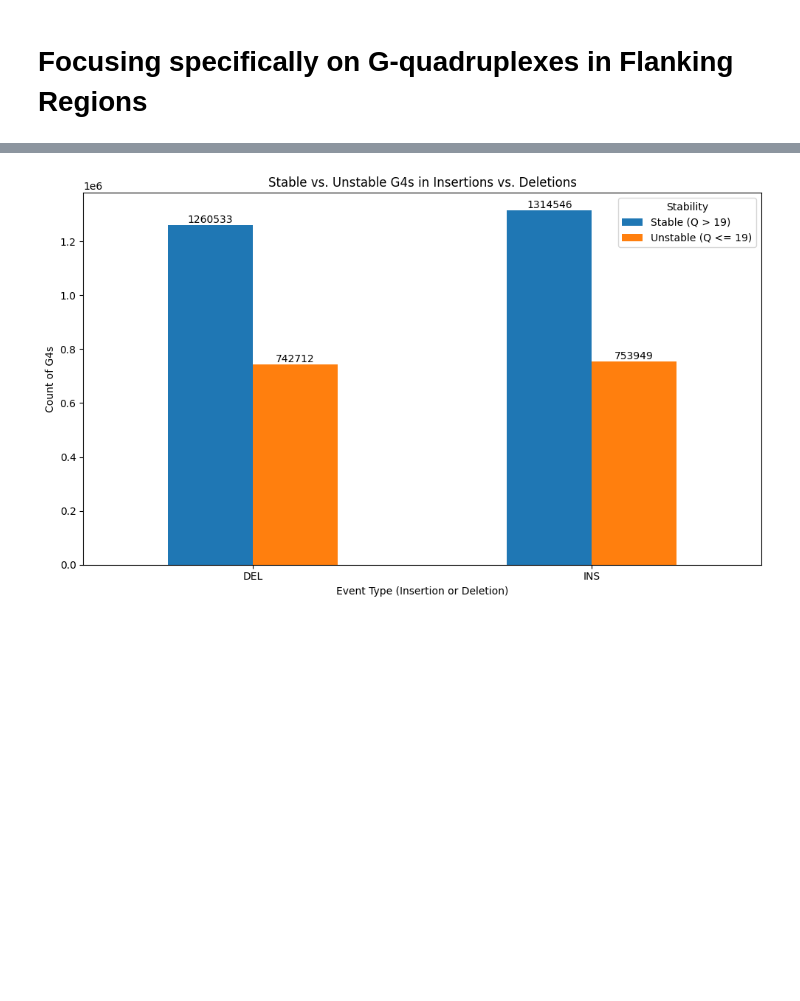
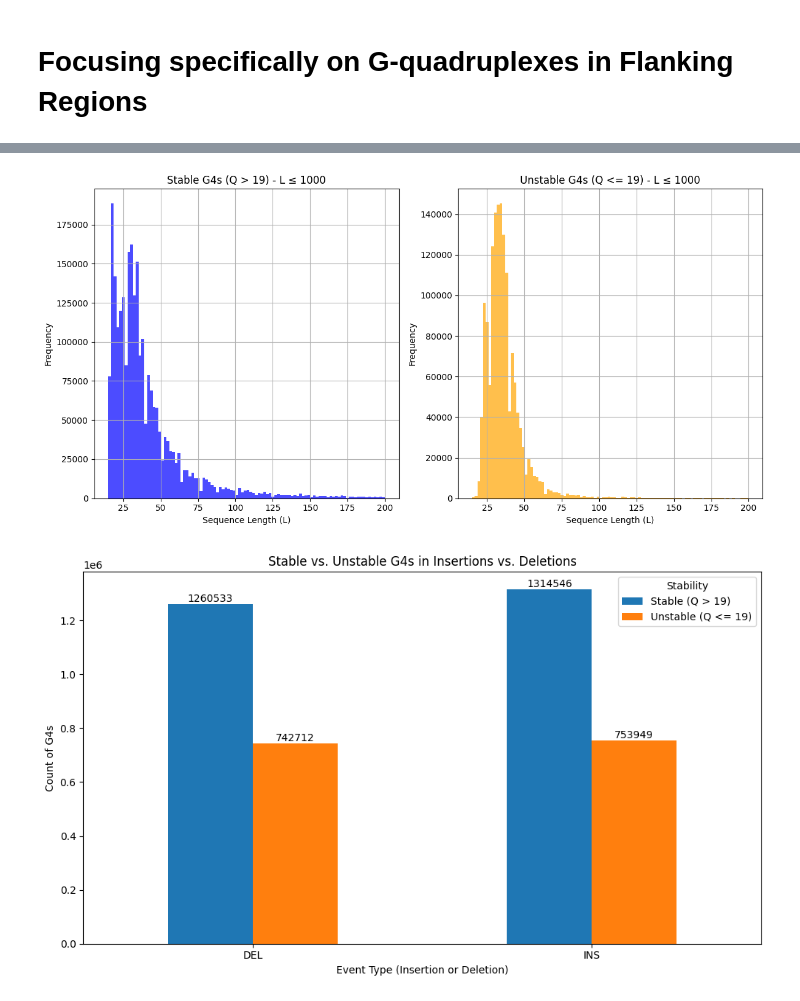
Before and after one commit to alexturcoo/PhasedHapAssembly-nonB, a Jupyter notebook: analysis_scripts/flank_enrichment_gquads.ipynb, the cells around one changed output, grey strips where cells are left out. Saved outputs shown, nothing was run; the diff lists cells and outputs as text; code cells hidden in the pictures; blank space fills up the shorter version.

```diff
--- a/analysis_scripts/flank_enrichment_gquads.ipynb
+++ b/analysis_scripts/flank_enrichment_gquads.ipynb
@@ -68,3 +135,51 @@ Aggregated SV coverage results saved to: /home/alextu/scratch/aggregated_sv_cove
+# %%
+import pandas as pd
+import matplotlib.pyplot as plt
+
+# Load the dataset
+file_path = '/scratch-old/alextu/extract_sv_flanks_2000bp/all_combined_quadron_results_SV_flanks.csv'
+df = pd.read_csv(file_path)
+
+# Drop rows where the Q value is NA
+df.dropna(subset=['Q'], inplace=True)
+
+# Categorize stability
+df['Stability'] = df['Q'].apply(lambda x: 'Stable (Q > 19)' if x > 19 else 'Unstable (Q <= 19)')
+
+# Ensure L is numeric and drop missing
+df['L'] = pd.to_numeric(df['L'], errors='coerce')
+df.dropna(subset=['L'], inplace=True)
+
+# **Filter** to L ≤ 1000
+df = df[df['L'] <= 200]
+
+# Separate data for stable and unstable G4s
+stable_lengths = df.loc[df['Stability'] == 'Stable (Q > 19)', 'L']
+unstable_lengths = df.loc[df['Stability'] == 'Unstable (Q <= 19)', 'L']
+
+# Plot histograms separately
+plt.figure(figsize=(12, 6))
+
+# Stable G4s
+plt.subplot(1, 2, 1)
+plt.hist(stable_lengths, bins=100, alpha=0.7, color='blue')
+plt.title('Stable G4s (Q > 19) - L ≤ 1000')
+plt.xlabel('Sequence Length (L)')
+plt.ylabel('Frequency')
+plt.grid(True)
+
+# Unstable G4s
+plt.subplot(1, 2, 2)
+plt.hist(unstable_lengths, bins=100, alpha=0.7, color='orange')
+plt.title('Unstable G4s (Q <= 19) - L ≤ 1000')
+plt.xlabel('Sequence Length (L)')
+plt.ylabel('Frequency')
+plt.grid(True)
+
+plt.tight_layout()
+plt.show()
+# %% [output]
+[figure, added]
 # %%
 import pandas as pd
 import matplotlib.pyplot as plt
```
Also changed, not shown: parts of 9 cells of this notebook, 4 other files.
